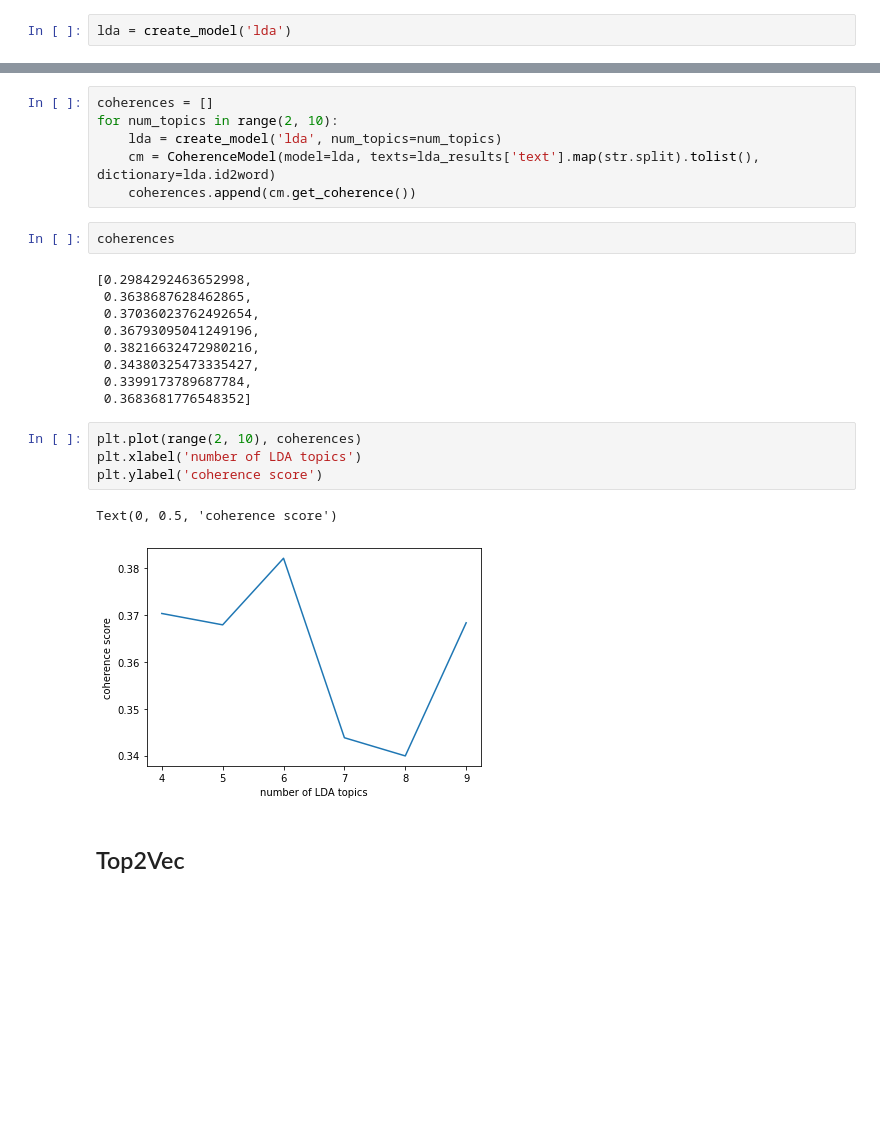
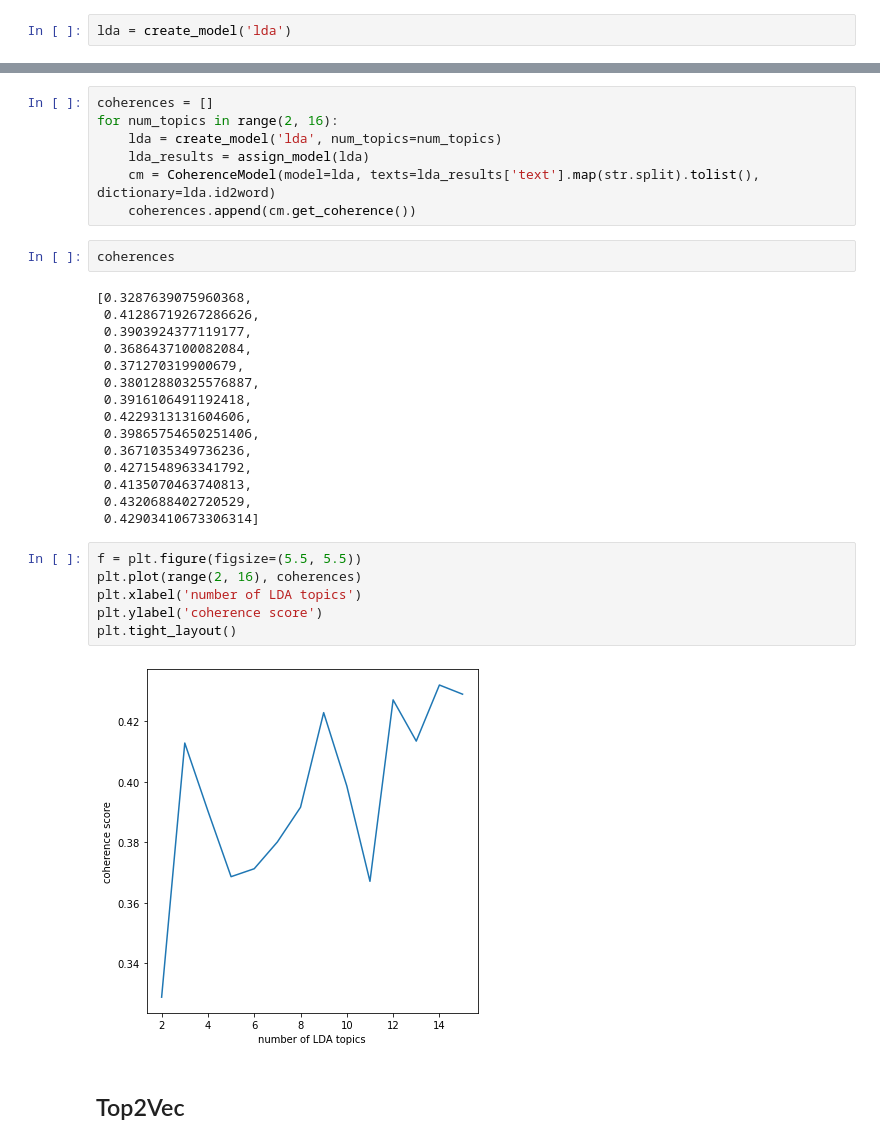
Before and after one commit to PacktPublishing/Practical-Data-Science-with-Python, a Jupyter notebook: Chapter18/Chapter_18.ipynb, the cells around one changed output, grey strips where cells are left out. Saved outputs shown, nothing was run; the diff lists cells and outputs as text; blank space fills up the shorter version.

```diff
--- a/Chapter18/Chapter_18.ipynb
+++ b/Chapter18/Chapter_18.ipynb
@@ -555,27 +589,35 @@ cm.get_coherence()
 # %%
 coherences = []
-for num_topics in range(2, 10):
+for num_topics in range(2, 16):
     lda = create_model('lda', num_topics=num_topics)
+    lda_results = assign_model(lda)
     cm = CoherenceModel(model=lda, texts=lda_results['text'].map(str.split).tolist(), dictionary=lda.id2word)
     coherences.append(cm.get_coherence())
 # %%
 coherences
 # %% [output]
-[0.2984292463652998,
- 0.3638687628462865,
- 0.37036023762492654,
- 0.36793095041249196,
- 0.38216632472980216,
- 0.34380325473335427,
- 0.3399173789687784,
- 0.3683681776548352]
+[0.3287639075960368,
+ 0.41286719267286626,
+ 0.3903924377119177,
+ 0.3686437100082084,
+ 0.371270319900679,
+ 0.38012880325576887,
+ 0.3916106491192418,
+ 0.4229313131604606,
+ 0.39865754650251406,
+ 0.3671035349736236,
+ 0.4271548963341792,
+ 0.4135070463740813,
+ 0.4320688402720529,
+ 0.42903410673306314]
 # %%
-plt.plot(range(2, 10), coherences)
+f = plt.figure(figsize=(5.5, 5.5))
+plt.plot(range(2, 16), coherences)
 plt.xlabel('number of LDA topics')
 plt.ylabel('coherence score')
+plt.tight_layout()
 # %% [output]
-Text(0, 0.5, 'coherence score')
-[figure, old version]
+[figure, new version]
 # %% [markdown]
 ## Top2Vec
 # %%
```
Also changed, not shown: parts of 46 cells of this notebook.
